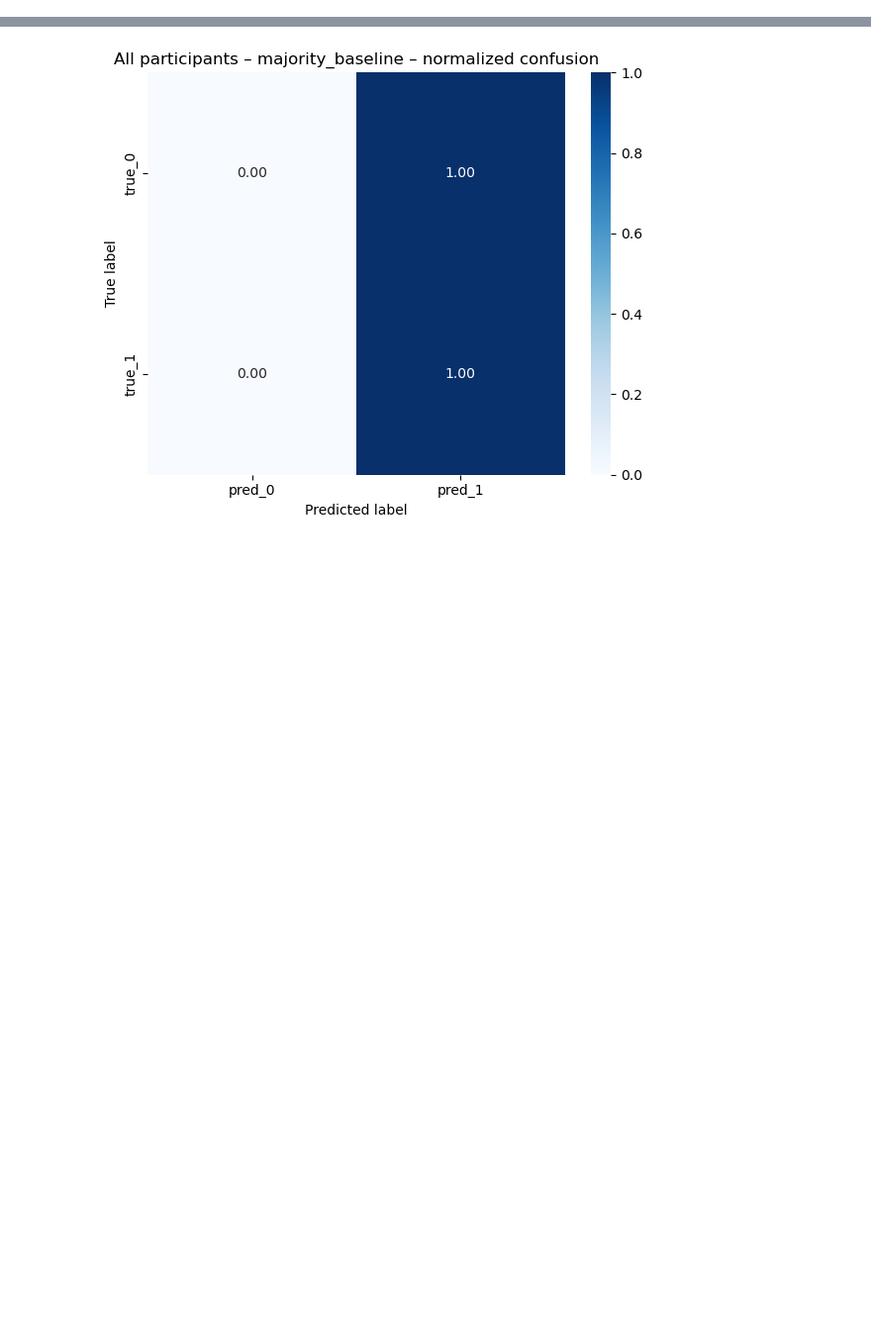
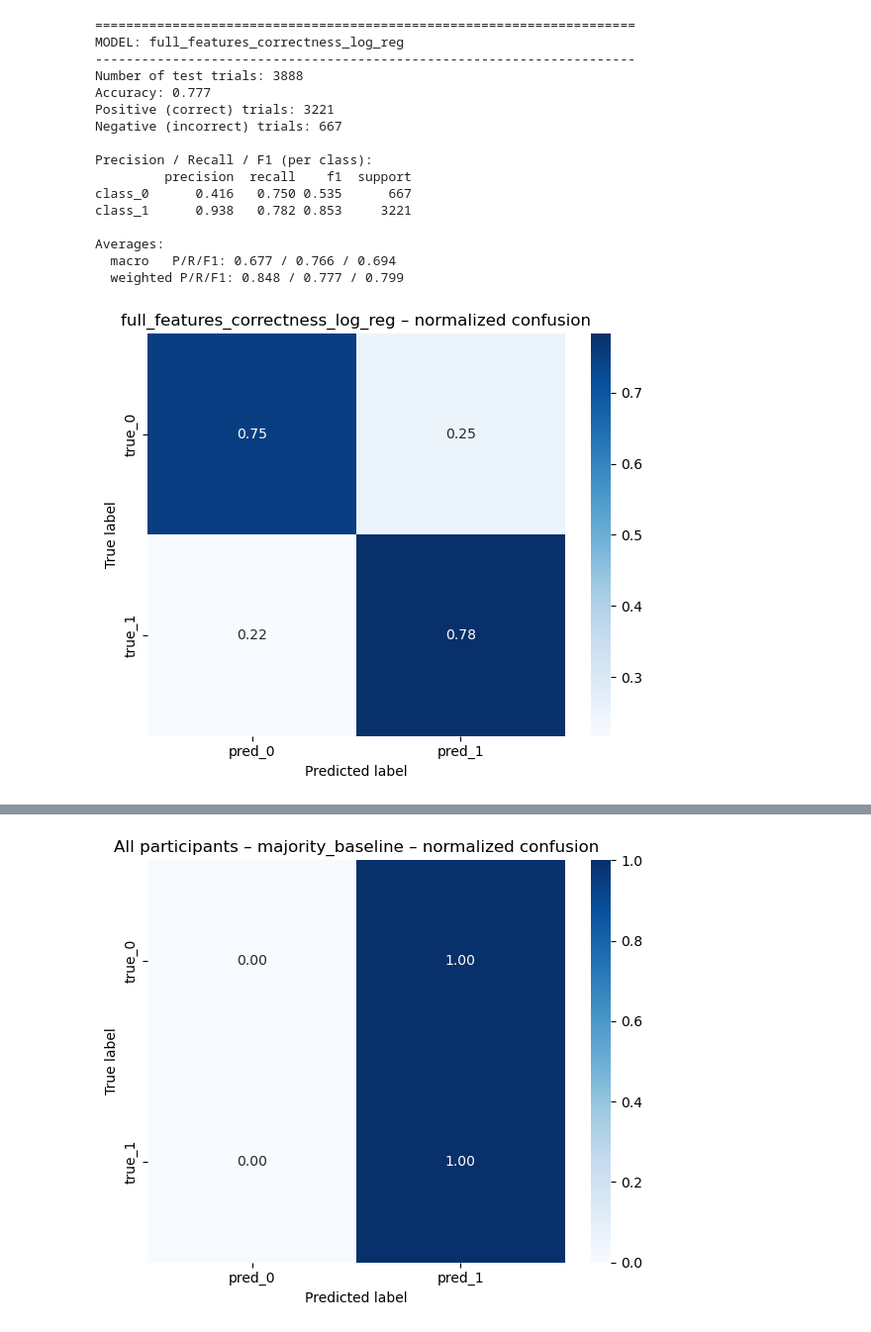
Before and after one commit to Mormorfor/QA_eyetracking, a Jupyter notebook: notebooks/answer_corr_prediction.ipynb, the cells around one changed output, grey strips where cells are left out. Shown at 99% size. Saved outputs shown, nothing was run; the diff lists cells and outputs as text; code cells hidden in the pictures; blank space fills up the shorter version.

```diff
--- a/notebooks/answer_corr_prediction.ipynb
+++ b/notebooks/answer_corr_prediction.ipynb
@@ -100,3 +116,31 @@ feature_cols_by_model = {
     "derived_features_correctness_log_reg": DERIVED_COLS,
     "full_features_correctness_log_reg": FULL_COLS,
 }
+# %%
+out = run_full_features_correctness_bundle(
+    df=all_participants,
+    feature_cols=FULL_COLS,
+    split_group_cols=[Con.PARTICIPANT_ID],
+    group_cols =(Con.PARTICIPANT_ID, Con.TRIAL_ID),
+    pref_specs=pref_specs,
+    paper_dirs = PAPER_DIRS,
+    subdir="contrasts",
+)
+# %% [output]
+======================================================================
+MODEL: full_features_correctness_log_reg
+----------------------------------------------------------------------
+Number of test trials: 3888
+Accuracy: 0.777
+Positive (correct) trials: 3221
+Negative (incorrect) trials: 667
+
+Precision / Recall / F1 (per class):
+         precision  recall    f1  support
+class_0      0.416   0.750 0.535      667
+class_1      0.938   0.782 0.853     3221
+
+Averages:
+  macro   P/R/F1: 0.677 / 0.766 / 0.694
+  weighted P/R/F1: 0.848 / 0.777 / 0.799
+[figure, added]
```
Also changed, not shown: parts of 12 cells of this notebook, 25 other files.
